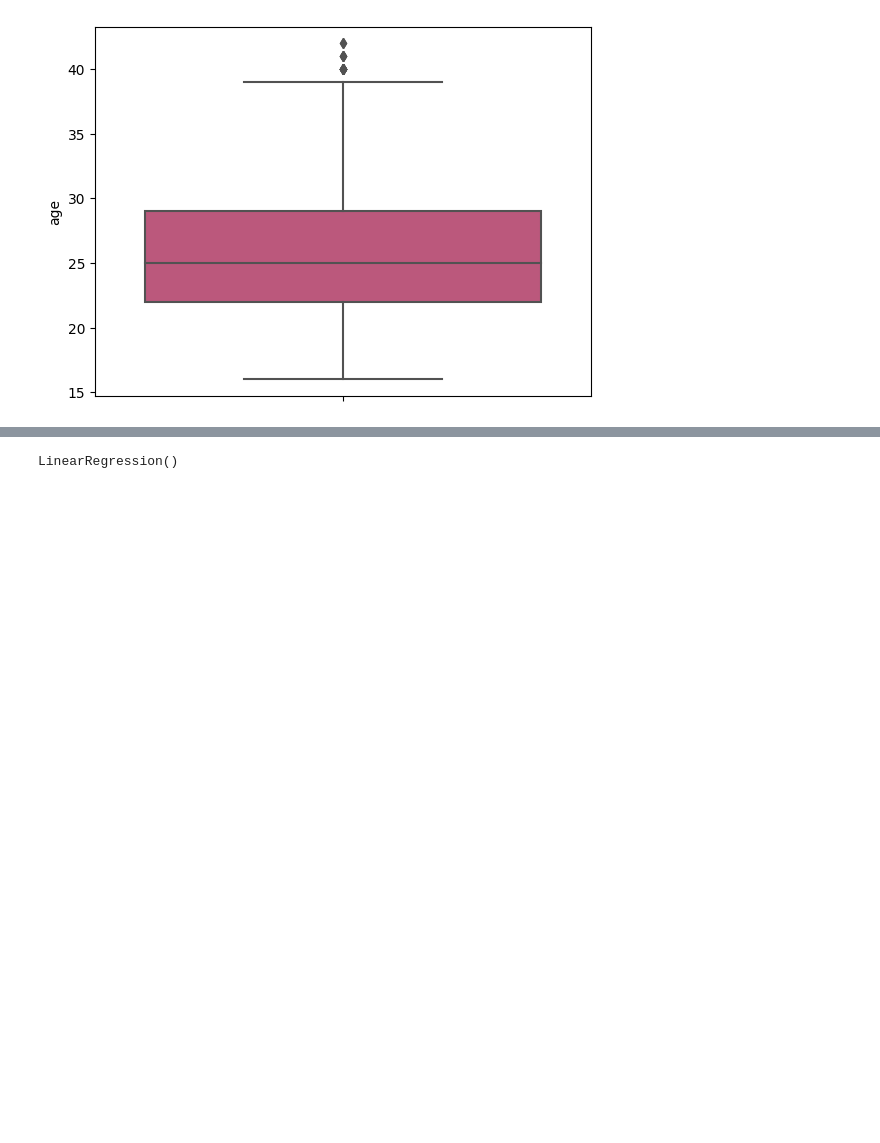
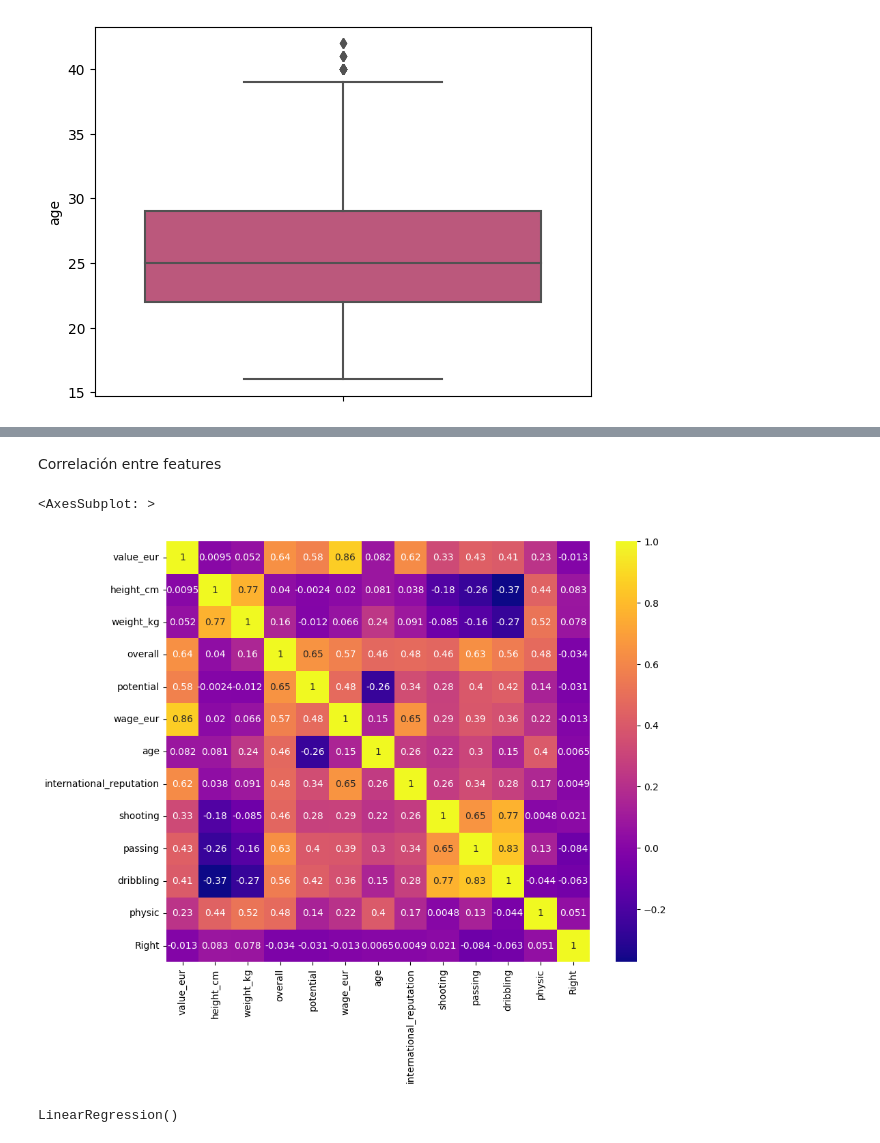
Before and after one commit to LuisBDev/FIFA-22-Player-Price-Prediction, a Jupyter notebook: Challenge1BalarezoLuis.ipynb, the cells around one changed output, grey strips where cells are left out. Cells and saved outputs as stored; diff of their text form; code cells hidden in the pictures; blank space fills up the shorter version.

```diff
--- a/Challenge1BalarezoLuis.ipynb
+++ b/Challenge1BalarezoLuis.ipynb
@@ -214,3 +253,11 @@ sns.boxplot(data=data_clean,y="age",palette="plasma")
+# %% [markdown]
+Correlación entre features
+# %%
+plt.figure(figsize=(10, 8))
+sns.heatmap(data_clean.corr(),annot=True,cmap="plasma")
+# %% [output]
+<AxesSubplot: >
+[figure, added]
 # %%
 X = data_clean.drop(["value_eur"],axis=1)
 y = data_clean["value_eur"]
```
Also changed, not shown: parts of 10 cells of this notebook.
